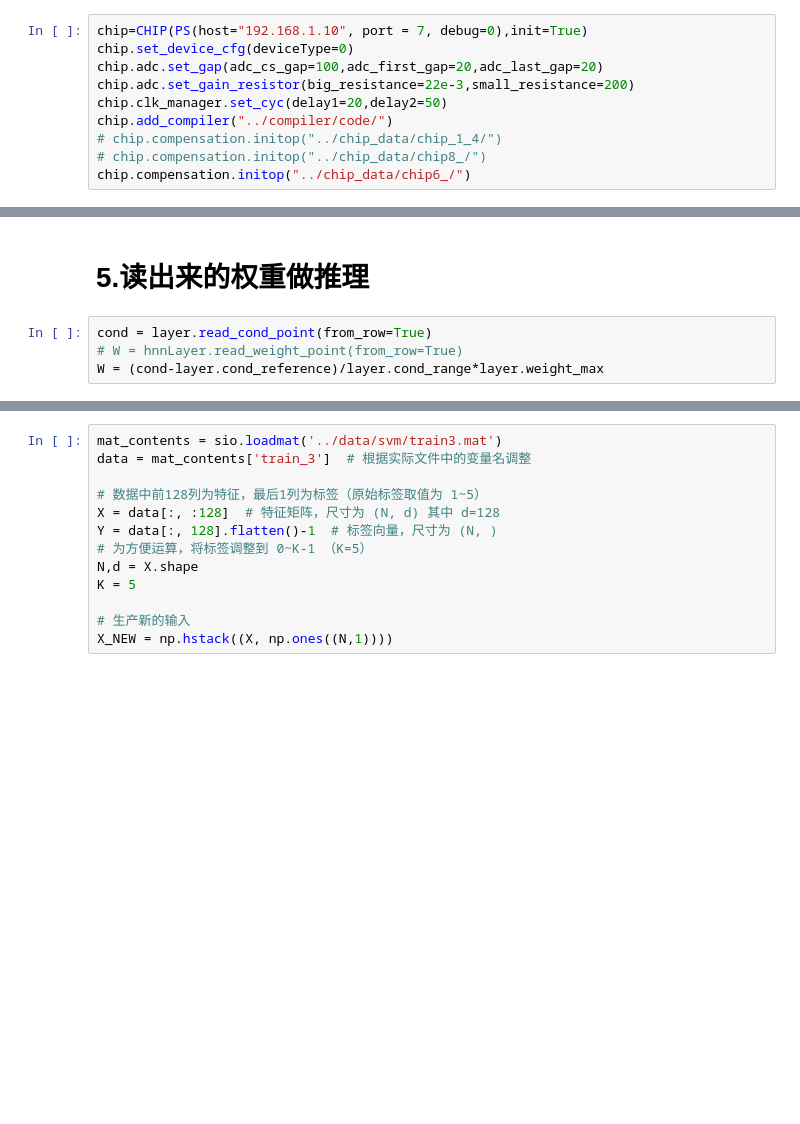
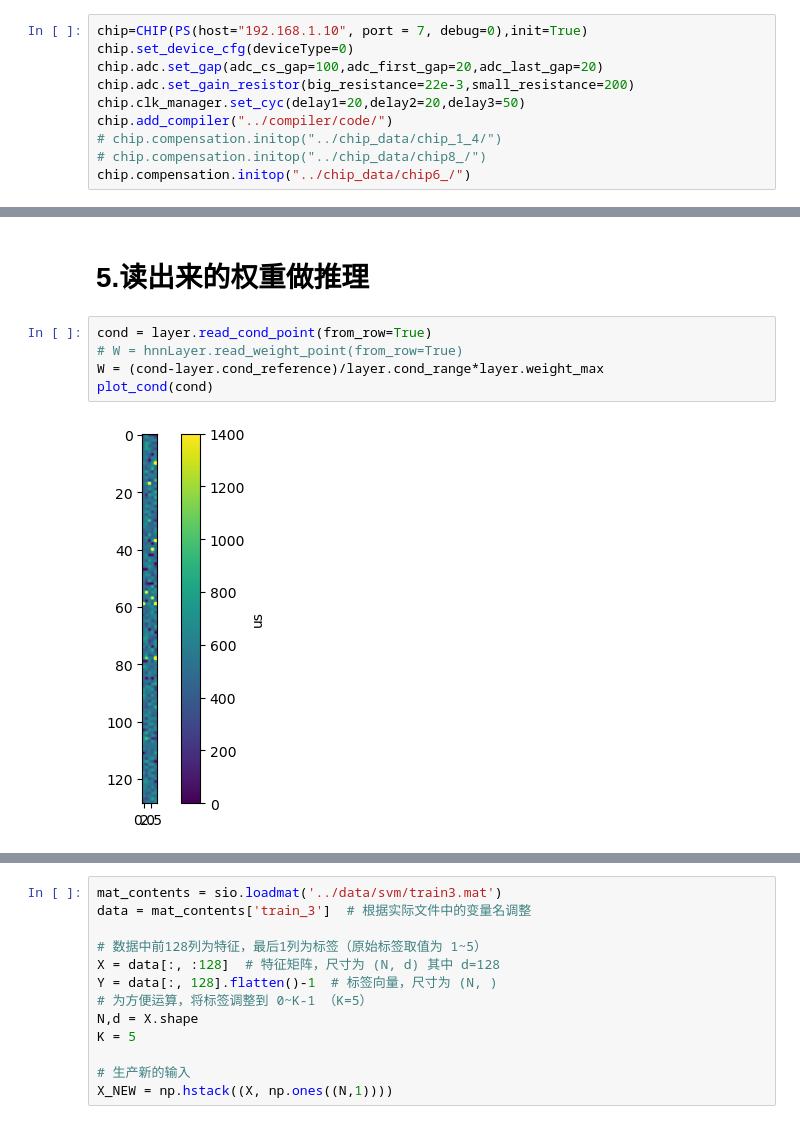
Before and after one commit to bei-meng/host_computer, a Jupyter notebook: Neural_Network_Deployment/svm_最后的.ipynb, the cells around one changed output, grey strips where cells are left out. Saved outputs shown, nothing was run; the diff lists cells and outputs as text; blank space fills up the shorter version.

```diff
--- a/Neural_Network_Deployment/svm_最后的.ipynb
+++ b/Neural_Network_Deployment/svm_最后的.ipynb
@@ -25,7 +25,7 @@ chip=CHIP(PS(host="192.168.1.10", port = 7, debug=0),init=True)
 chip.set_device_cfg(deviceType=0)
 chip.adc.set_gap(adc_cs_gap=100,adc_first_gap=20,adc_last_gap=20)
 chip.adc.set_gain_resistor(big_resistance=22e-3,small_resistance=200)
-chip.clk_manager.set_cyc(delay1=20,delay2=50)
+chip.clk_manager.set_cyc(delay1=20,delay2=20,delay3=50)
 chip.add_compiler("../compiler/code/")
 # chip.compensation.initop("../chip_data/chip_1_4/")
 # chip.compensation.initop("../chip_data/chip8_/")
@@ -124,4 +125,7 @@ for k in range(1):
 # %%
 cond = layer.read_cond_point(from_row=True)
 # W = hnnLayer.read_weight_point(from_row=True)
 W = (cond-layer.cond_reference)/layer.cond_range*layer.weight_max
+plot_cond(cond)
+# %% [output]
+[figure, added]
```
Also changed, not shown: parts of 12 cells of this notebook, 6 other files.
